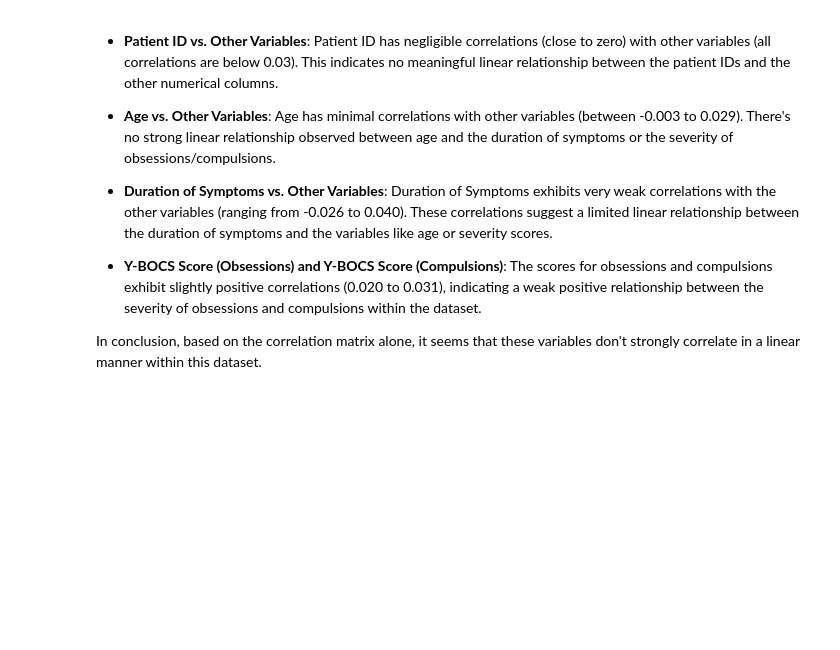
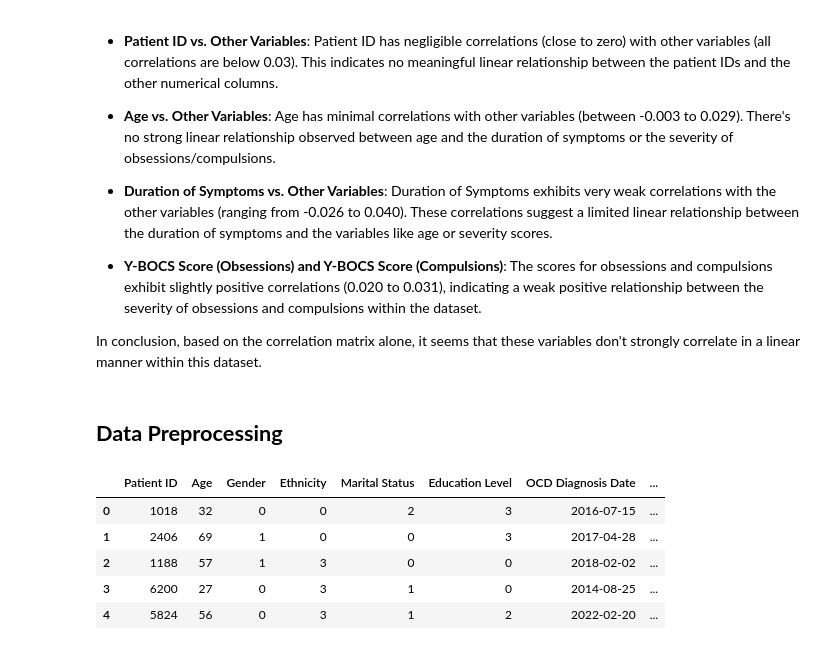
Before and after one commit to Pranita1994/ML-Projects, a Jupyter notebook: OCD_patient's_dataset_modelling.ipynb, the cells around one changed output. Cells and saved outputs as stored; diff of their text form; code cells hidden in the pictures; blank space fills up the shorter version.

```diff
--- a/OCD_patient's_dataset_modelling.ipynb
+++ b/OCD_patient's_dataset_modelling.ipynb
@@ -89,3 +110,13 @@ Medications                      0
 dtype: int64
 # %% [markdown]
 ##EDA on the dataset
+# %%
+unique_val = ['Patient ID', 'Age', 'Gender', 'Ethnicity', 'Marital Status',
+       'Education Level', 'OCD Diagnosis Date',
+       'Duration of Symptoms (months)', 'Previous Diagnoses',
+       'Family History of OCD', 'Obsession Type', 'Compulsion Type',
+       'Y-BOCS Score (Obsessions)', 'Y-BOCS Score (Compulsions)',
+       'Depression Diagnosis', 'Anxiety Diagnosis', 'Medications']
+for col in unique_val:
+
+    print(f"Unique values in '{col}': {df[col].unique()}\n\n")
@@ -163,3 +246,26 @@ Duration of Symptoms exhibits very weak correlations with the other variables (r
 The scores for obsessions and compulsions exhibit slightly positive correlations (0.020 to 0.031), indicating a weak positive relationship between the severity of obsessions and compulsions within the dataset.
 
 In conclusion, based on the correlation matrix alone, it seems that these variables don't strongly correlate in a linear manner within this dataset.
+# %% [markdown]
+## **Data Preprocessing**
+# %%
+from sklearn.preprocessing import LabelEncoder
+
+# Assuming 'df' is your DataFrame containing the dataset
+
+# Initialize LabelEncoder
+label_encoder = LabelEncoder()
+categorical_cols = (['Gender','Ethnicity','Marital Status','Education Level','Previous Diagnoses','Family History of OCD','Obsession Type','Compulsion Type','Depression Diagnosis','Anxiety Diagnosis','Medications'])
+for i in categorical_cols:
+# Encode 'Gender' column to numerical values
+  df[i] = label_encoder.fit_transform(df[i])
+
+# Display updated DataFrame with 'Gender' column converted to numerical values
+df.head()
+# %% [output]
+|  | Patient ID | Age | Gender | Ethnicity | Marital Status | Education Level | OCD Diagnosis Date | ... |
+| 0 | 1018 | 32 | 0 | 0 | 2 | 3 | 2016-07-15 | ... |
+| 1 | 2406 | 69 | 1 | 0 | 0 | 3 | 2017-04-28 | ... |
+| 2 | 1188 | 57 | 1 | 3 | 0 | 0 | 2018-02-02 | ... |
+| 3 | 6200 | 27 | 0 | 3 | 1 | 0 | 2014-08-25 | ... |
+| 4 | 5824 | 56 | 0 | 3 | 1 | 2 | 2022-02-20 | ... |
```
Also changed, not shown: parts of 17 cells of this notebook.
